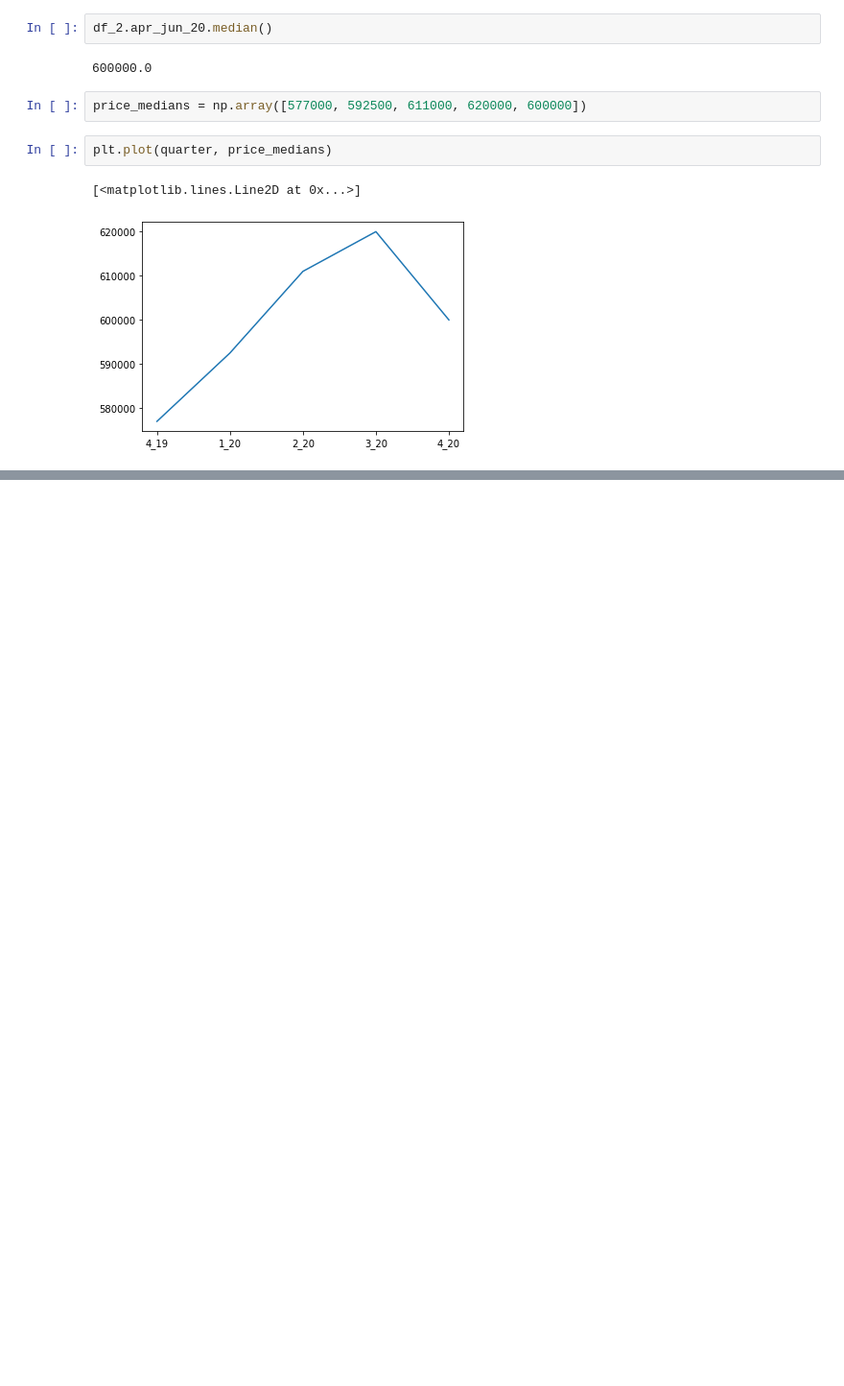
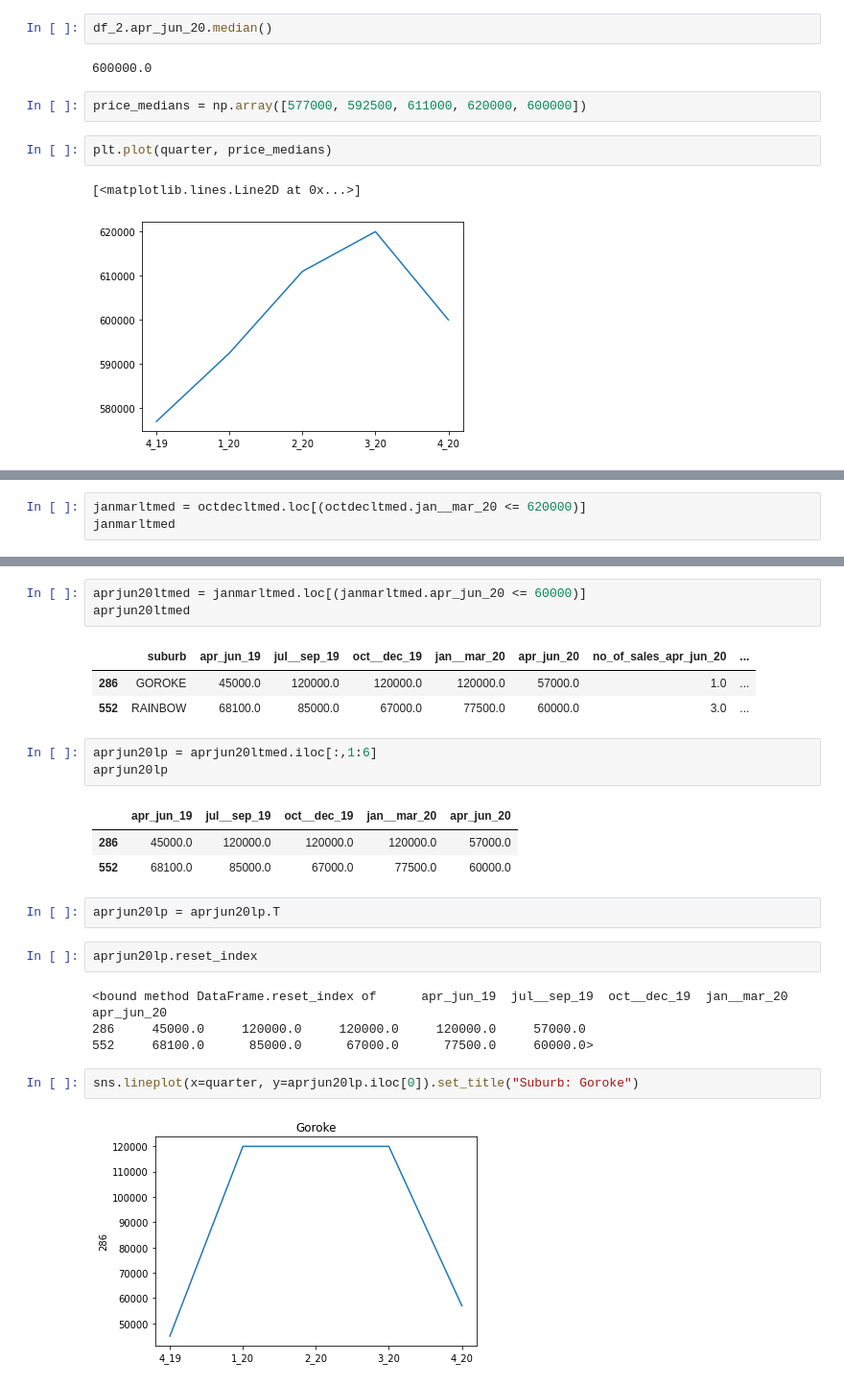
Before and after one commit to mhac009/Institute_of_Data, a Jupyter notebook: Labs/Module_3/Houses by Suburb.ipynb, the cells around one changed output, grey strips where cells are left out. Shown at 96% size. Cells and saved outputs as stored; diff of their text form; blank space fills up the shorter version.

```diff
--- a/Labs/Module_3/Houses by Suburb.ipynb
+++ b/Labs/Module_3/Houses by Suburb.ipynb
@@ -521,0 +529,3 @@ plt.plot(quarter, price_medians)
+# %%
+janmarltmed = octdecltmed.loc[(octdecltmed.jan__mar_20 <= 620000)]
+janmarltmed
@@ -521,0 +546,26 @@ plt.plot(quarter, price_medians)
+# %%
+aprjun20ltmed = janmarltmed.loc[(janmarltmed.apr_jun_20 <= 60000)]
+aprjun20ltmed
+# %% [output]
+|  | suburb | apr_jun_19 | jul__sep_19 | oct__dec_19 | jan__mar_20 | apr_jun_20 | no_of_sales_apr_jun_20 | ... |
+| 286 | GOROKE | 45000.0 | 120000.0 | 120000.0 | 120000.0 | 57000.0 | 1.0 | ... |
+| 552 | RAINBOW | 68100.0 | 85000.0 | 67000.0 | 77500.0 | 60000.0 | 3.0 | ... |
+# %%
+aprjun20lp = aprjun20ltmed.iloc[:,1:6]
+aprjun20lp
+# %% [output]
+|  | apr_jun_19 | jul__sep_19 | oct__dec_19 | jan__mar_20 | apr_jun_20 |
+| 286 | 45000.0 | 120000.0 | 120000.0 | 120000.0 | 57000.0 |
+| 552 | 68100.0 | 85000.0 | 67000.0 | 77500.0 | 60000.0 |
+# %%
+aprjun20lp = aprjun20lp.T
+# %%
+aprjun20lp.reset_index
+# %% [output]
+<bound method DataFrame.reset_index of      apr_jun_19  jul__sep_19  oct__dec_19  jan__mar_20  apr_jun_20
+286     45000.0     120000.0     120000.0     120000.0     57000.0
+552     68100.0      85000.0      67000.0      77500.0     60000.0>
+# %%
+sns.lineplot(x=quarter, y=aprjun20lp.iloc[0]).set_title("Suburb: Goroke")
+# %% [output]
+[figure, added]
```
Also changed, not shown: parts of 79 cells of this notebook.
